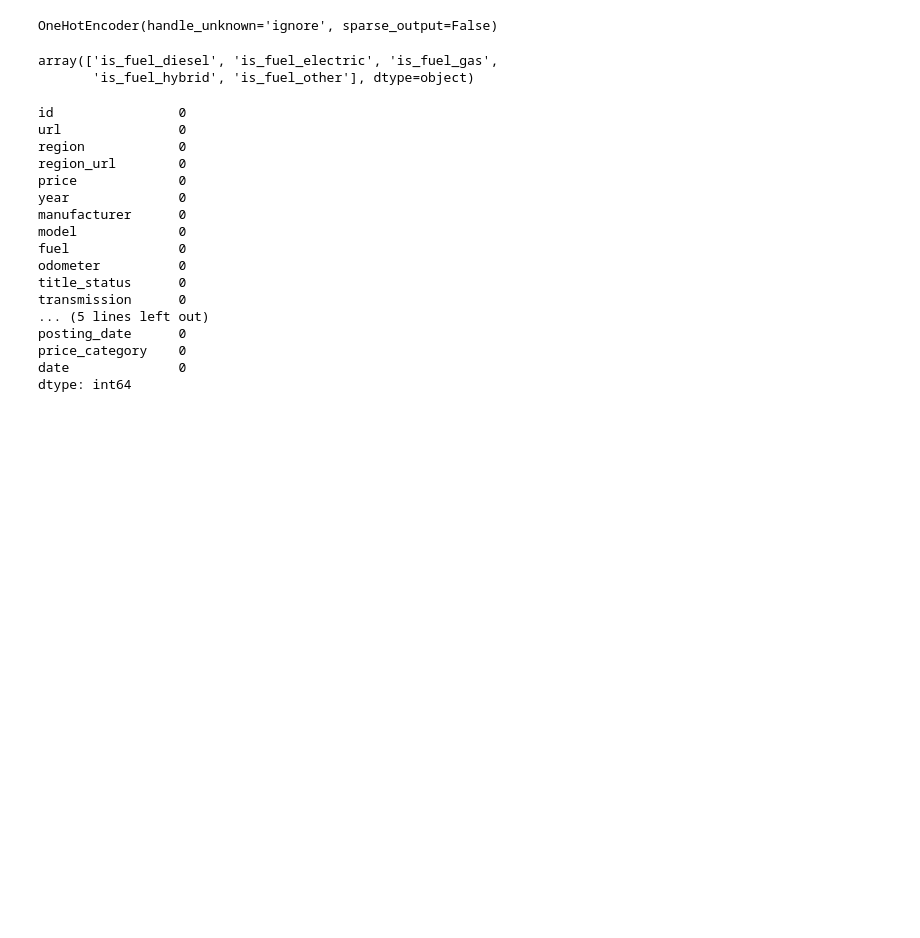
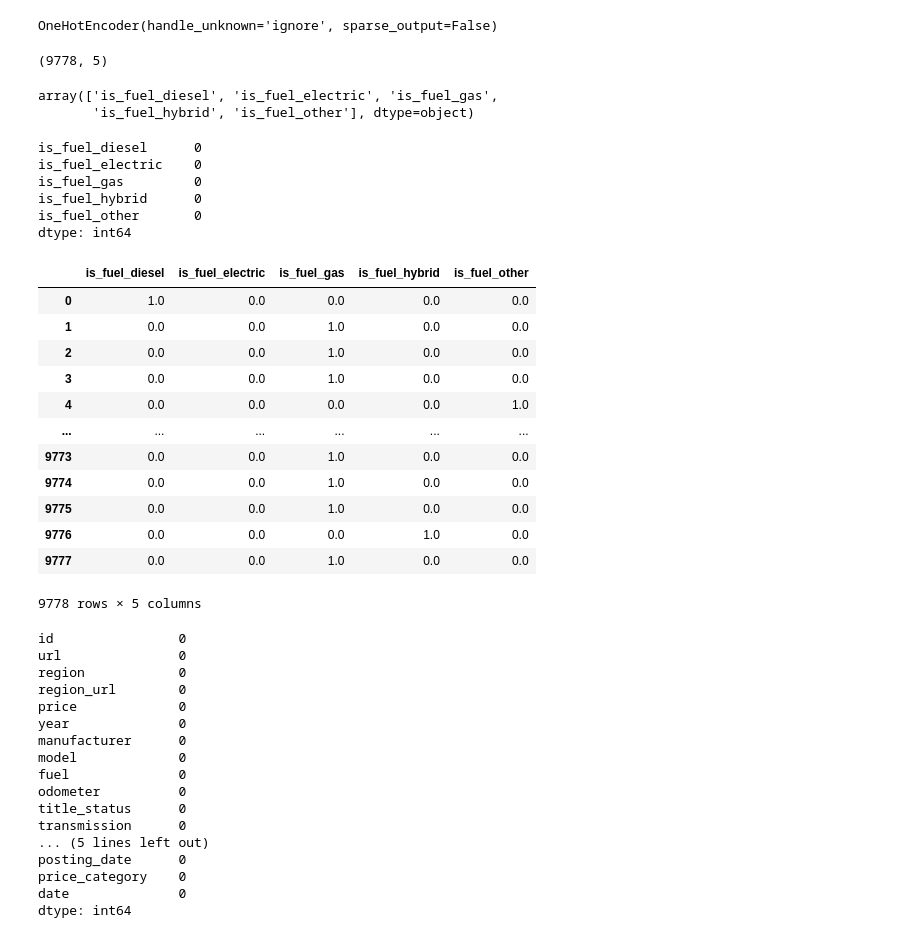
Before and after one commit to Ziyo78/homeworks, a Jupyter notebook: future_engneerning.ipynb, the cells around one changed output. Cells and saved outputs as stored; diff of their text form; code cells hidden in the pictures; blank space fills up the shorter version.

```diff
--- a/future_engneerning.ipynb
+++ b/future_engneerning.ipynb
@@ -379,6 +383,10 @@ ohe = OneHotEncoder(handle_unknown='ignore', sparse_output=False)
 ohe.fit(df_1[['fuel']])
 # %% [output]
 OneHotEncoder(handle_unknown='ignore', sparse_output=False)
+# %%
+ohe.transform(df_1[['fuel']]).shape
+# %% [output]
+(9778, 5)
 # %%
 'is_' + ohe.get_feature_names_out()
 # %% [output]
@@ -386,3 +394,28 @@ array(['is_fuel_diesel', 'is_fuel_electric', 'is_fuel_gas',
        'is_fuel_hybrid', 'is_fuel_other'], dtype=object)
 # %%
 is_fuel = pd.DataFrame(ohe.transform(df_1[['fuel']]), columns = 'is_' + ohe.get_feature_names_out())
+# %%
+is_fuel.isna().sum()
+# %% [output]
+is_fuel_diesel      0
+is_fuel_electric    0
+is_fuel_gas         0
+is_fuel_hybrid      0
+is_fuel_other       0
+dtype: int64
+# %%
+is_fuel
+# %% [output]
+|  | is_fuel_diesel | is_fuel_electric | is_fuel_gas | is_fuel_hybrid | is_fuel_other |
+| 0 | 1.0 | 0.0 | 0.0 | 0.0 | 0.0 |
+| 1 | 0.0 | 0.0 | 1.0 | 0.0 | 0.0 |
+| 2 | 0.0 | 0.0 | 1.0 | 0.0 | 0.0 |
+| 3 | 0.0 | 0.0 | 1.0 | 0.0 | 0.0 |
+| 4 | 0.0 | 0.0 | 0.0 | 0.0 | 1.0 |
+| ... | ... | ... | ... | ... | ... |
+| 9773 | 0.0 | 0.0 | 1.0 | 0.0 | 0.0 |
+| 9774 | 0.0 | 0.0 | 1.0 | 0.0 | 0.0 |
+| 9775 | 0.0 | 0.0 | 1.0 | 0.0 | 0.0 |
+| 9776 | 0.0 | 0.0 | 0.0 | 1.0 | 0.0 |
+| 9777 | 0.0 | 0.0 | 1.0 | 0.0 | 0.0 |
+9778 rows × 5 columns
```
Also changed, not shown: parts of 5 cells of this notebook, 1 other file.
